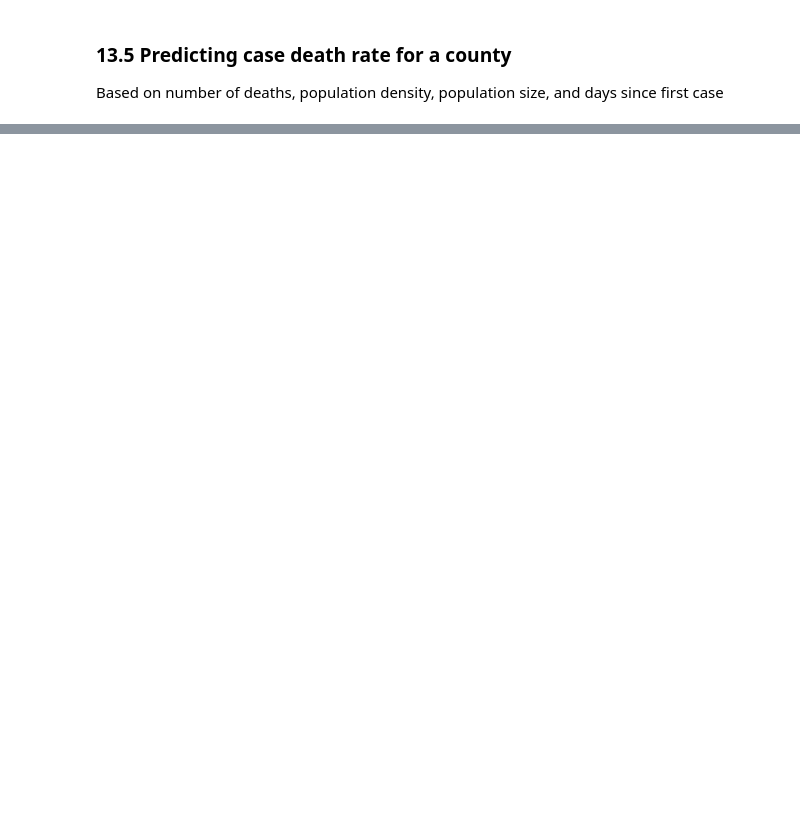
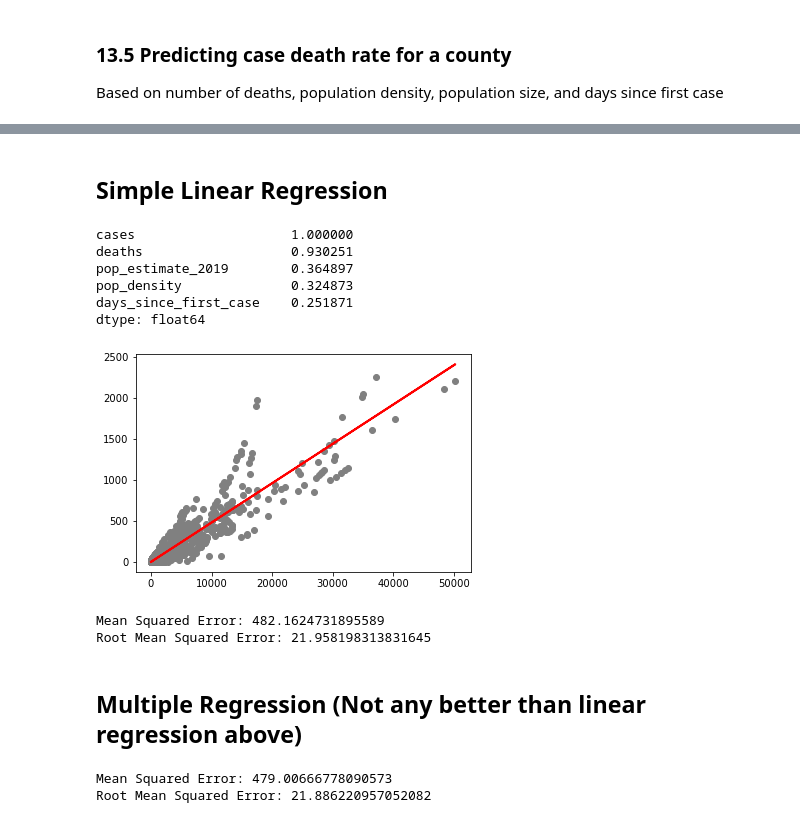
Before and after one commit to annagodin/CS439-Semester-Project, a Jupyter notebook: Coronavirus Project/Coronavirus Data Research.ipynb, the cells around one changed output, grey strips where cells are left out. Saved outputs shown, nothing was run; the diff lists cells and outputs as text; code cells hidden in the pictures; blank space fills up the shorter version.

Commit message:
tried some linear regression

```diff
--- a/Coronavirus Project/Coronavirus Data Research.ipynb
+++ b/Coronavirus Project/Coronavirus Data Research.ipynb
@@ -1018,0 +1017,68 @@ See the caveats in the documentation: http://pandas.pydata.org/pandas-docs/stabl
+# %% [markdown]
+## Simple Linear Regression
+# %%
+drop_cols = ["date", "county", "state", "fips", "land_area", "first_case_date","case_death_rate"]
+
+k_prepped_data=temp.drop(columns=drop_cols, axis=1)
+newY = k_prepped_data['cases']
+display(k_prepped_data.corrwith(newY, axis = 0) )
+
+#Using this tutorial: https://towardsdatascience.com/a-beginners-guide-to-linear-regression-in-python-with-scikit-learn-83a8f7ae2b4f
+
+kX = k_prepped_data['cases'].values.reshape(-1,1)
+kY = k_prepped_data['deaths'].values.reshape(-1,1)
+
+kX_train, kX_test, kY_train, kY_test = train_test_split(kX, kY, test_size=0.3, random_state=0)
+
+#train model
+regressor = LinearRegression()
+regressor.fit(kX_train, kY_train)
+
+y_pred = regressor.predict(kX_test)
+actual_v_predicted = pd.DataFrame({'Actual': kY_test.flatten(), 'Predicted': y_pred.flatten()})
+
+
+plt.scatter(kX_test, kY_test,  color='gray')
+plt.plot(kX_test, y_pred, color='red', linewidth=2)
+plt.show()
+
+print('Mean Squared Error:', mean_squared_error(kY_test, y_pred))
+print('Root Mean Squared Error:', np.sqrt(mean_squared_error(kY_test, y_pred)))
+# %% [output]
+cases                    1.000000
+deaths                   0.930251
+pop_estimate_2019        0.364897
+pop_density              0.324873
+days_since_first_case    0.251871
+dtype: float64
+[figure, added]
+Mean Squared Error: 482.1624731895589
+Root Mean Squared Error: 21.958198313831645
+# %% [markdown]
+## Multiple Regression (Not any better than linear regression above)
+# %%
+from mpl_toolkits.mplot3d import Axes3D
+
+drop_cols = ["date", "county", "state", "fips", "land_area", "first_case_date"]
+
+k_prepped_data=temp.drop(columns=drop_cols, axis=1)
+
+kX = k_prepped_data[['cases','pop_density','days_since_first_case','pop_estimate_2019']].values
+kY = k_prepped_data['deaths'].values
+
+
+kX_train, kX_test, kY_train, kY_test = train_test_split(kX, kY, test_size=0.3, random_state=0)
+
+#train model
+regressor = LinearRegression()
+regressor.fit(kX_train, kY_train)
+
+y_pred = regressor.predict(kX_test)
+
+actual_v_predicted = pd.DataFrame({'Actual': kY_test.flatten(), 'Predicted': y_pred.flatten()})
+
+print('Mean Squared Error:', mean_squared_error(kY_test, y_pred))
+print('Root Mean Squared Error:', np.sqrt(mean_squared_error(kY_test, y_pred)))
+# %% [output]
+Mean Squared Error: 479.00666778090573
+Root Mean Squared Error: 21.886220957052082
```
Also changed, not shown: parts of 16 cells of this notebook.
